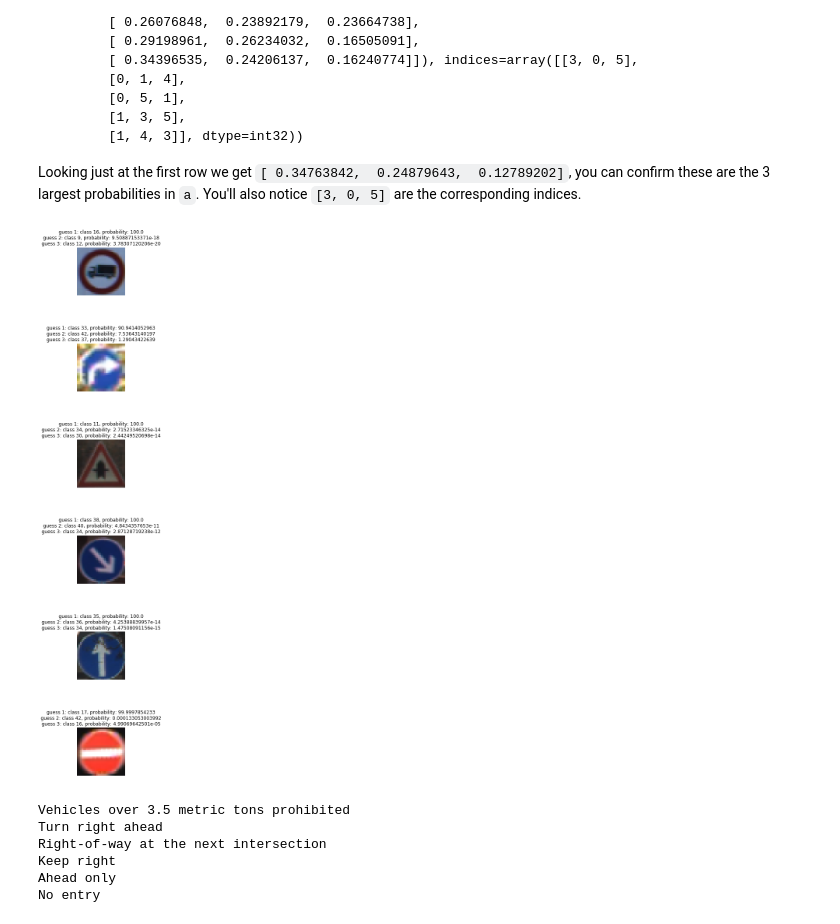
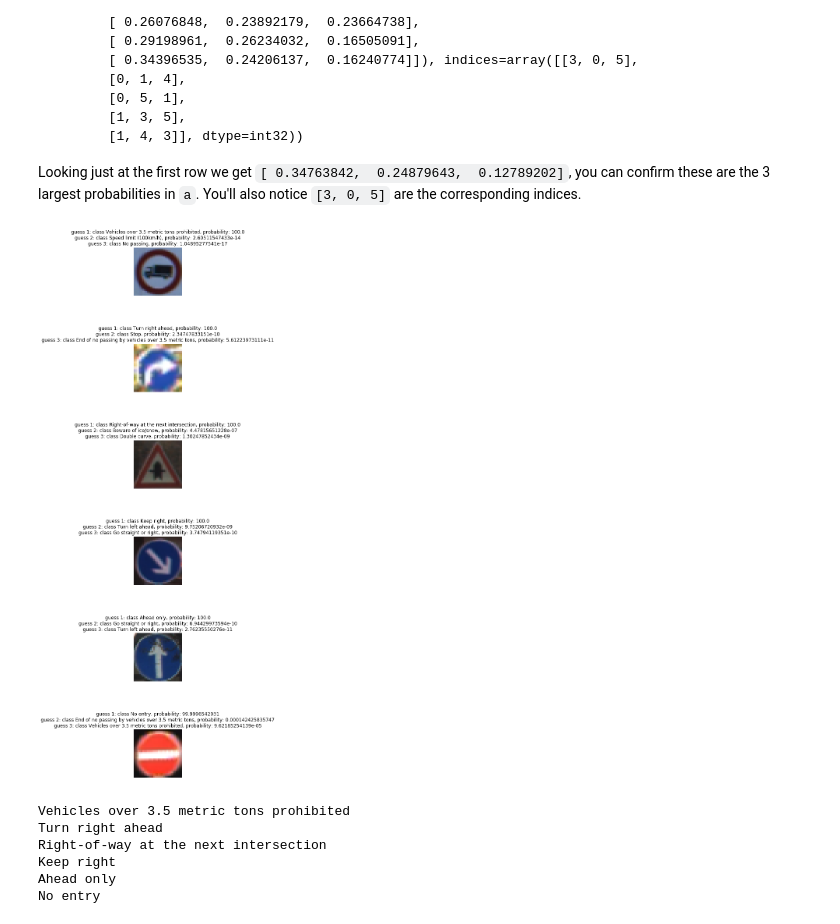
Before and after one commit to logancyang/traffic-sign-classifier, a Jupyter notebook: Traffic_Sign_Classifier.ipynb, the cells around one changed output. Saved outputs shown, nothing was run; the diff lists cells and outputs as text; code cells hidden in the pictures.

```diff
--- a/Traffic_Sign_Classifier.ipynb
+++ b/Traffic_Sign_Classifier.ipynb
@@ -386,10 +399,7 @@ axarr[1].set_title('After normalization')
 # Normalize all training, validation data
 # Gray all images
 X_train = [rgb2gray(img) for img in X_train]
-X_valid = [rgb2gray(img) for img in X_valid]
-
 X_train = [normalize(img) for img in X_train]
-X_valid = [normalize(img) for img in X_valid]
 
 rand_img_indices = plot_imgs(X_train, y_train)
 print(rand_img_indices)
@@ -404,7 +414,7 @@ print(rand_img_indices)
 ### Define your architecture here.
 ### Feel free to use as many code cells as needed.
 
-EPOCHS = 25
+EPOCHS = 20
 BATCH_SIZE = 150
 rate = 0.002
 # %% [markdown]
@@ -602,3 +614,20 @@ def evaluate(X_data, y_data):
+# %%
+from sklearn.model_selection import StratifiedShuffleSplit, StratifiedKFold
+
+def nparray_to_list(nparray):
+    return [x for x in nparray]
+
+# Make sure the input and output formats are the same for X and y
+def cv_split(X, y):
+    sss = StratifiedShuffleSplit(n_splits=1, test_size=0.05)
+    X_np = np.asarray(X)
+    y_np = np.asarray(y)
+    for train_index, valid_index in sss.split(X_np, y_np):
+        X_train, X_valid = nparray_to_list(X_np[train_index]), nparray_to_list(X_np[valid_index])
+        y_train, y_valid = nparray_to_list(y_np[train_index]), nparray_to_list(y_np[valid_index])
+    train = X_train, y_train
+    valid = X_valid, y_valid
+    return train, valid
 # %% [markdown]
 ## Train the Model
 Run the training data through the training pipeline to train the model.
@@ -611,15 +640,16 @@ Save the model after training.
 # %%
 for i in range(10):
     X_train, y_train = shuffle(X_train, y_train)
+train, valid = cv_split(X_train, y_train)
+X_train, y_train = train
+X_valid, y_valid = valid
 
 with tf.Session() as sess:
     sess.run(tf.global_variables_initializer())
     num_examples = len(X_train)
-
+    print("Number of examples: ", num_examples)
     print("Training...")
-    print("Number of examples: ", num_examples)
     for i in range(EPOCHS):
-        X_train, y_train = shuffle(X_train, y_train)
         for offset in range(0, num_examples, BATCH_SIZE):
             end = offset + BATCH_SIZE
             batch_x, batch_y = X_train[offset:end], y_train[offset:end]
@@ -781,37 +811,37 @@ Looking just at the first row we get `[ 0.34763842,  0.24879643,  0.12789202]`,
 softmax_logits = tf.nn.softmax(logits)
 top_k = tf.nn.top_k(softmax_logits, k=3)
 
 
 with tf.Session() as sess:
     sess.run(tf.global_variables_initializer())
     saver = tf.train.import_meta_graph('./lenet.meta')
     saver.restore(sess, "./lenet")
     batch_x = np.expand_dims(my_images_normalized, axis=3)
     sample_softmax_logits = sess.run(softmax_logits, feed_dict={x: batch_x, keep_prob: 1.0})
     my_top_k = sess.run(top_k, feed_dict={x: batch_x, keep_prob: 1.0})
 
     fig, axs = plt.subplots(len(my_images),1, figsize=(20, 25))
     fig.subplots_adjust(hspace = 1.0, wspace=.6)
     axs = axs.ravel()
 
     for i, image in enumerate(my_images):
         axs[i].axis('off')
         axs[i].imshow(cv.cvtColor(image, cv.COLOR_BGR2RGB))
         guess1 = my_top_k[1][i][0]
         index1 = np.argwhere(y_valid == guess1)[0]
 
         guess2 = my_top_k[1][i][1]
         index2 = np.argwhere(y_valid == guess2)[0]
 
         guess3 = my_top_k[1][i][2]
         index3 = np.argwhere(y_valid == guess3)[0]
         title = ""
-        title += "guess 1: class " + str(guess1) + ", probability: " + str(100*my_top_k[0][i][0]) + "\n"
-        title += "guess 2: class " + str(guess2) + ", probability: " + str(100*my_top_k[0][i][1]) + "\n"
-        title += "guess 3: class " + str(guess3) + ", probability: " + str(100*my_top_k[0][i][2])
+        title += "guess 1: class " + sign_dict[str(guess1)] + ", probability: " + str(100*my_top_k[0][i][0]) + "\n"
+        title += "guess 2: class " + sign_dict[str(guess2)] + ", probability: " + str(100*my_top_k[0][i][1]) + "\n"
+        title += "guess 3: class " + sign_dict[str(guess3)] + ", probability: " + str(100*my_top_k[0][i][2])
         axs[i].set_title(title)
 # %% [output]
-[figure, old version]
+[figure, new version]
 # %%
 print(sign_dict['16'])
 print(sign_dict['33'])
```
Also changed, not shown: parts of 12 cells of this notebook, 4 other files.
